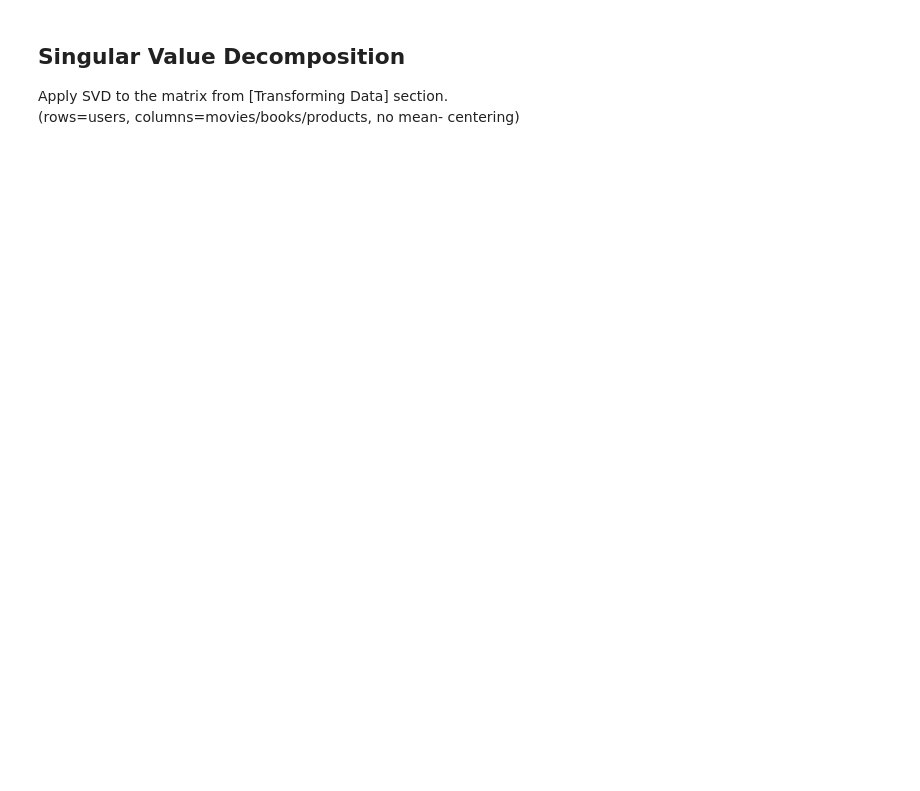
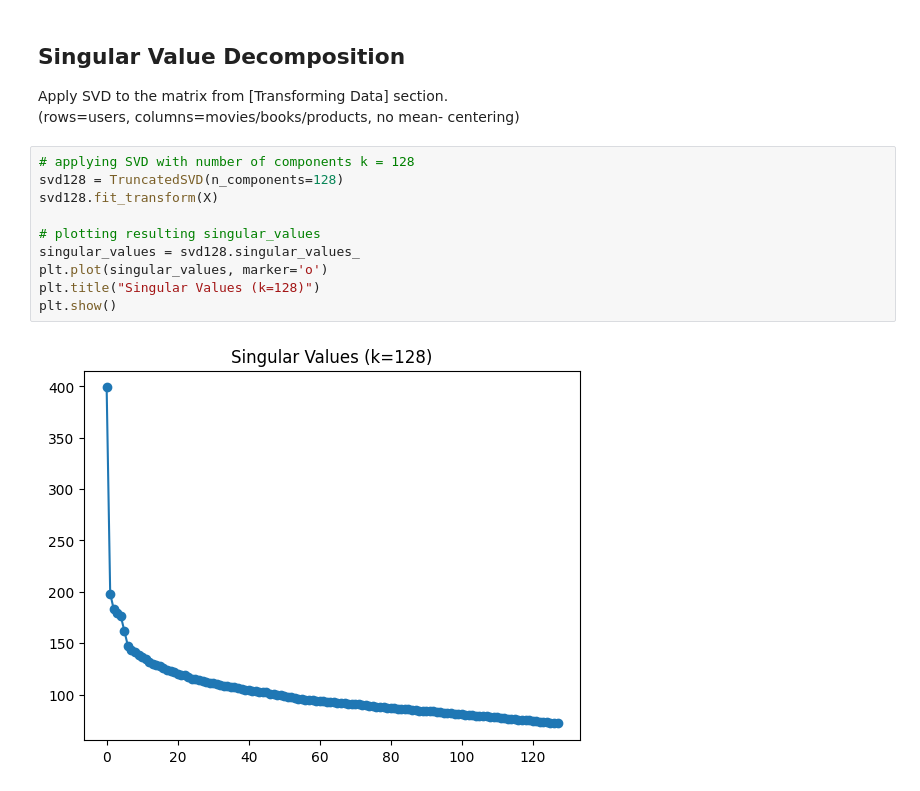
Before and after one commit to Colleen-L/PCA-SVD-clusters, a Jupyter notebook: pca_svd.ipynb, the cells around one changed output. Cells and saved outputs as stored; diff of their text form; blank space fills up the shorter version.

```diff
--- a/pca_svd.ipynb
+++ b/pca_svd.ipynb
@@ -339,3 +352,15 @@ variance explained by first 2 PCs = 0.05276480690169627
 Apply SVD to the matrix from [Transforming Data] section.
 (rows=users, columns=movies/books/products, no mean-
 centering)
+# %%
+# applying SVD with number of components k = 128
+svd128 = TruncatedSVD(n_components=128)
+svd128.fit_transform(X)
+
+# plotting resulting singular_values
+singular_values = svd128.singular_values_
+plt.plot(singular_values, marker='o')
+plt.title("Singular Values (k=128)")
+plt.show()
+# %% [output]
+[figure, added]
```
Also changed, not shown: parts of 8 cells of this notebook.
